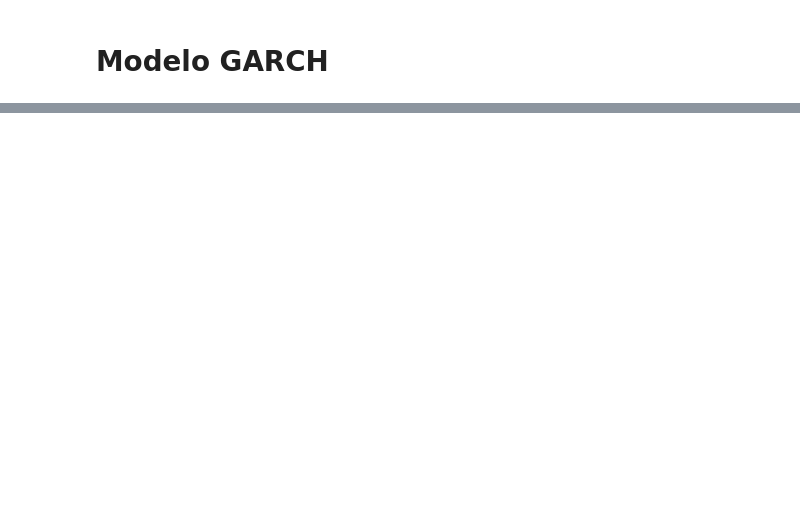
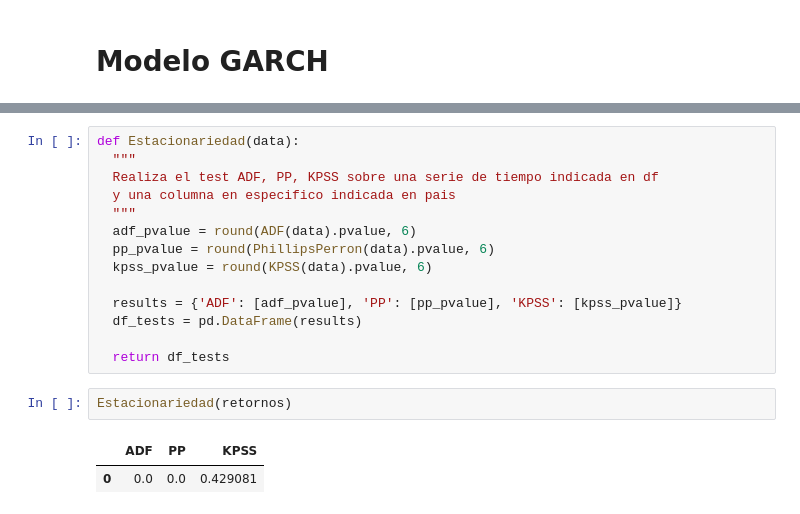
Before and after one commit to juanguzman2/Prediccion-del-indice-SyP500-mediante-XGBOOST-y-el-modelo-GARCH, a Jupyter notebook: Prediccion/prediccion_serie_tiempo.ipynb, the cells around one changed output, grey strips where cells are left out. Drawn from its saved outputs; the diff is of its cells as text; blank space fills up the shorter version.

```diff
--- a/Prediccion/prediccion_serie_tiempo.ipynb
+++ b/Prediccion/prediccion_serie_tiempo.ipynb
@@ -116,0 +139,19 @@ sns.histplot(data)
+# %%
+def Estacionariedad(data):
+  """
+  Realiza el test ADF, PP, KPSS sobre una serie de tiempo indicada en df
+  y una columna en especifico indicada en pais
+  """
+  adf_pvalue = round(ADF(data).pvalue, 6)
+  pp_pvalue = round(PhillipsPerron(data).pvalue, 6)
+  kpss_pvalue = round(KPSS(data).pvalue, 6)
+
+  results = {'ADF': [adf_pvalue], 'PP': [pp_pvalue], 'KPSS': [kpss_pvalue]}
+  df_tests = pd.DataFrame(results)
+
+  return df_tests
+# %%
+Estacionariedad(retornos)
+# %% [output]
+|  | ADF | PP | KPSS |
+| 0 | 0.0 | 0.0 | 0.429081 |
```
Also changed, not shown: parts of 9 cells of this notebook.
